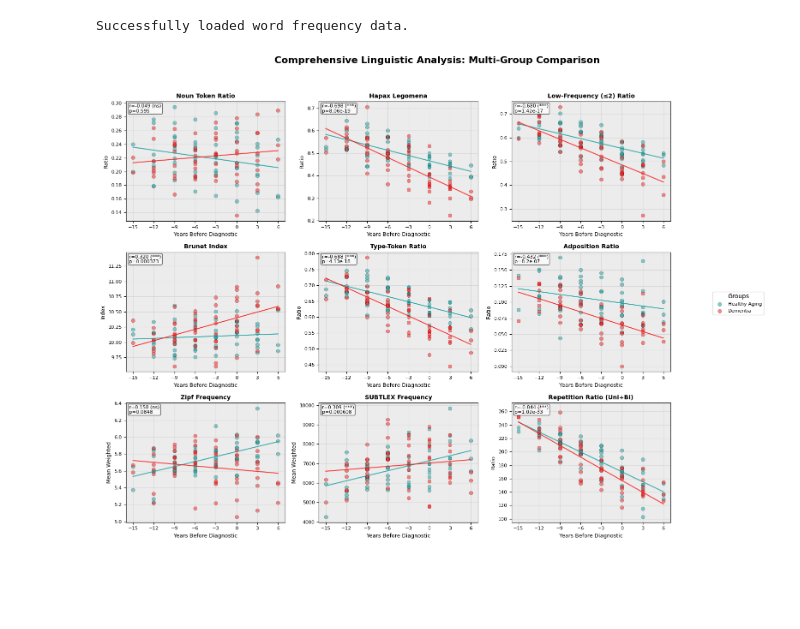
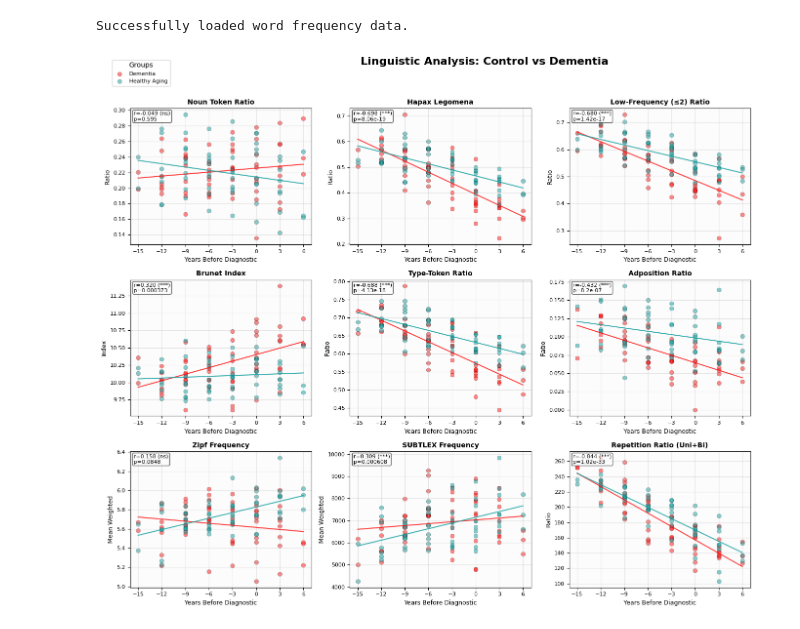
Before and after one commit to NetanelShalev/AD_LongitudinalDataGenerator, a Jupyter notebook: scripts/analyze/multi_groups_analysis.ipynb, the cells around one changed output. Saved outputs shown, nothing was run; the diff lists cells and outputs as text; code cells hidden in the pictures; blank space fills up the shorter version.

Commit message:
v5.0.1 better plots

```diff
--- a/scripts/analyze/multi_groups_analysis.ipynb
+++ b/scripts/analyze/multi_groups_analysis.ipynb
@@ -19,7 +19,7 @@ dementia_data = load_json_files_from_folder(dementia_dir)
 dementia_agg_data = aggregate_stories_with_years_before_diagnostic(
     dementia_data)
 
-all_data = [healthy_agg_data, dementia_agg_data]
+all_data = [dementia_agg_data, healthy_agg_data]
 # %% [output]
 Loaded: mark-edward-thompson.json - Character: Mark Edward Thompson - Start deterioration age: 69
 Loaded: olivia-margaret-chen.json - Character: Olivia Margaret Chen - Start deterioration age: 72
@@ -109,11 +109,11 @@ def create_comprehensive_multi_group_scatter_plot(data_groups, group_names=None)
             6, (zipf_metric, "Zipf Frequency", "Mean Weighted"))
 
     fig, axes = plt.subplots(3, 3, figsize=(16, 12))
-    fig.suptitle('Comprehensive Linguistic Analysis: Multi-Group Comparison',
+    fig.suptitle('Linguistic Analysis: Control vs Dementia',
                  fontsize=16, fontweight='bold')
 
     # Define colors for each group
-    group_colors = ["#0f9c9c", "#ff0e0e", '#2ca02c', '#d62728', '#9467bd',
+    group_colors = ["#ff0e0e", "#0f9c9c", '#2ca02c', '#d62728', '#9467bd',
                     '#8c564b', '#e377c2', '#7f7f7f', '#bcbd22', '#17becf']
 
     for i, (metric_function, title, ylabel) in enumerate(metric_functions):
@@ -126,7 +126,7 @@ def create_comprehensive_multi_group_scatter_plot(data_groups, group_names=None)
             x_values = []
             y_values = []
             # add background color to all subplots
-            ax.set_facecolor("#ececec")
+            ax.set_facecolor("#FCFCFC")
 
             for story_point in story_data:
                 try:
@@ -197,7 +197,7 @@ def create_comprehensive_multi_group_scatter_plot(data_groups, group_names=None)
     # Add legend
     handles, labels = axes[0, 0].get_legend_handles_labels()
     if handles:
-        fig.legend(handles, labels, loc='center right', bbox_to_anchor=(0.98, 0.5),
+        fig.legend(handles, labels, loc='upper left', bbox_to_anchor=(0.02, 0.98),
                    title='Groups', title_fontsize=10, fontsize=8)
 
     plt.tight_layout(rect=[0, 0.03, 0.85, 0.95])
@@ -205,8 +205,8 @@ def create_comprehensive_multi_group_scatter_plot(data_groups, group_names=None)
 # %%
 # Create comprehensive multi-group scatter plot
 create_comprehensive_multi_group_scatter_plot(
     all_data,
-    group_names=['Healthy Aging', 'Dementia']
+    group_names=['Dementia', 'Healthy Aging']
 )
 # %% [output]
-[figure, old version]
+[figure, new version]
```
Also changed, not shown: 6 other files.
